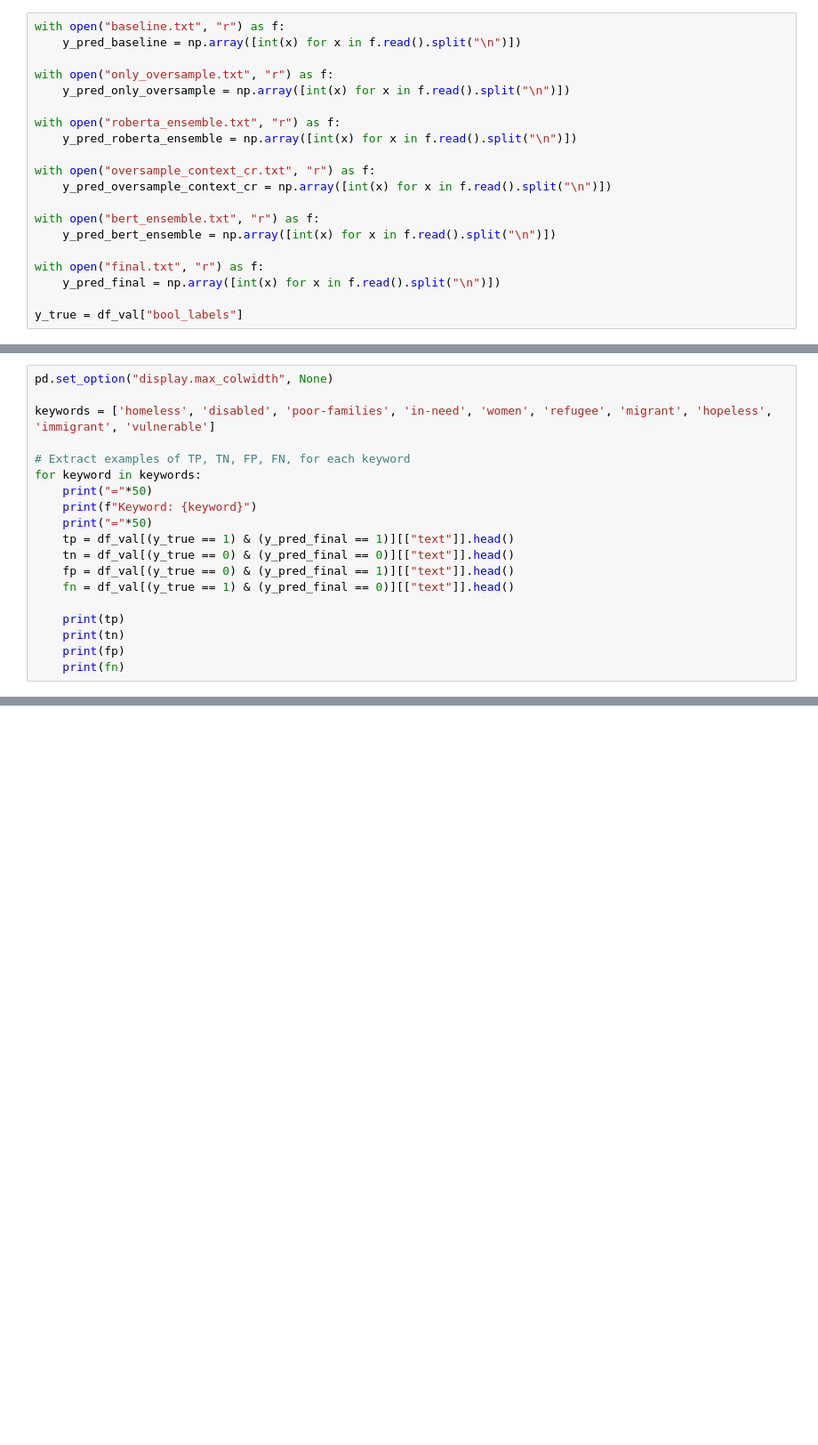
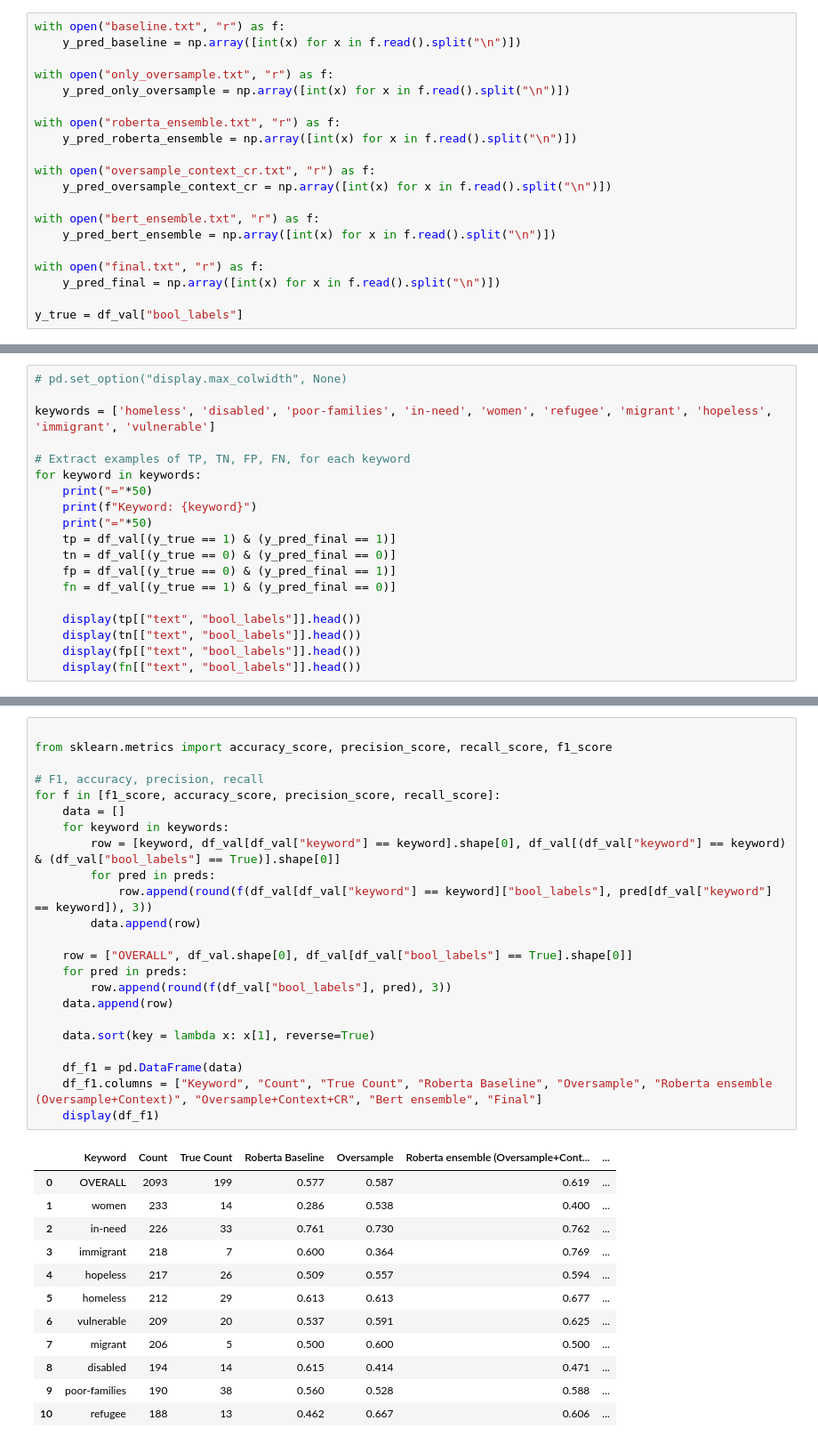
Before and after one commit to BernardMoy/NLP-PCL-Classification, a Jupyter notebook: evaluation/evaluation.ipynb, the cells around one changed output, grey strips where cells are left out. Shown at 89% size. Cells and saved outputs as stored; diff of their text form; blank space fills up the shorter version.

```diff
--- a/evaluation/evaluation.ipynb
+++ b/evaluation/evaluation.ipynb
@@ -63,5 +76,5 @@ print(f1_score(y_true, y_pred_final))
 # %%
-pd.set_option("display.max_colwidth", None)
+# pd.set_option("display.max_colwidth", None)
 
 keywords = ['homeless', 'disabled', 'poor-families', 'in-need', 'women', 'refugee', 'migrant', 'hopeless', 'immigrant', 'vulnerable']
 
@@ -70,15 +83,15 @@ for keyword in keywords:
     print("="*50)
     print(f"Keyword: {keyword}")
     print("="*50)
-    tp = df_val[(y_true == 1) & (y_pred_final == 1)][["text"]].head()
-    tn = df_val[(y_true == 0) & (y_pred_final == 0)][["text"]].head()
-    fp = df_val[(y_true == 0) & (y_pred_final == 1)][["text"]].head()
-    fn = df_val[(y_true == 1) & (y_pred_final == 0)][["text"]].head()
+    tp = df_val[(y_true == 1) & (y_pred_final == 1)]
+    tn = df_val[(y_true == 0) & (y_pred_final == 0)]
+    fp = df_val[(y_true == 0) & (y_pred_final == 1)]
+    fn = df_val[(y_true == 1) & (y_pred_final == 0)]
 
-    print(tp)
-    print(tn)
-    print(fp)
-    print(fn)
+    display(tp[["text", "bool_labels"]].head())
+    display(tn[["text", "bool_labels"]].head())
+    display(fp[["text", "bool_labels"]].head())
+    display(fn[["text", "bool_labels"]].head())
 # %% [output]
 ==================================================
 Keyword: homeless
@@ -142,0 +185,36 @@ F1: 0.630
+# %%
+
+from sklearn.metrics import accuracy_score, precision_score, recall_score, f1_score
+
+# F1, accuracy, precision, recall
+for f in [f1_score, accuracy_score, precision_score, recall_score]:
+    data = []
+    for keyword in keywords:
+        row = [keyword, df_val[df_val["keyword"] == keyword].shape[0], df_val[(df_val["keyword"] == keyword) & (df_val["bool_labels"] == True)].shape[0]]
+        for pred in preds:
+            row.append(round(f(df_val[df_val["keyword"] == keyword]["bool_labels"], pred[df_val["keyword"] == keyword]), 3))
+        data.append(row)
+
+    row = ["OVERALL", df_val.shape[0], df_val[df_val["bool_labels"] == True].shape[0]]
+    for pred in preds:
+        row.append(round(f(df_val["bool_labels"], pred), 3))
+    data.append(row)
+
+    data.sort(key = lambda x: x[1], reverse=True)
+
+    df_f1 = pd.DataFrame(data)
+    df_f1.columns = ["Keyword", "Count", "True Count", "Roberta Baseline", "Oversample", "Roberta ensemble (Oversample+Context)", "Oversample+Context+CR", "Bert ensemble", "Final"]
+    display(df_f1)
+# %% [output]
+|  | Keyword | Count | True Count | Roberta Baseline | Oversample | Roberta ensemble (Oversample+Cont... | ... |
+| 0 | OVERALL | 2093 | 199 | 0.577 | 0.587 | 0.619 | ... |
+| 1 | women | 233 | 14 | 0.286 | 0.538 | 0.400 | ... |
+| 2 | in-need | 226 | 33 | 0.761 | 0.730 | 0.762 | ... |
+| 3 | immigrant | 218 | 7 | 0.600 | 0.364 | 0.769 | ... |
+| 4 | hopeless | 217 | 26 | 0.509 | 0.557 | 0.594 | ... |
+| 5 | homeless | 212 | 29 | 0.613 | 0.613 | 0.677 | ... |
+| 6 | vulnerable | 209 | 20 | 0.537 | 0.591 | 0.625 | ... |
+| 7 | migrant | 206 | 5 | 0.500 | 0.600 | 0.500 | ... |
+| 8 | disabled | 194 | 14 | 0.615 | 0.414 | 0.471 | ... |
+| 9 | poor-families | 190 | 38 | 0.560 | 0.528 | 0.588 | ... |
+| 10 | refugee | 188 | 13 | 0.462 | 0.667 | 0.606 | ... |
```
Also changed, not shown: parts of 20 cells of this notebook.
